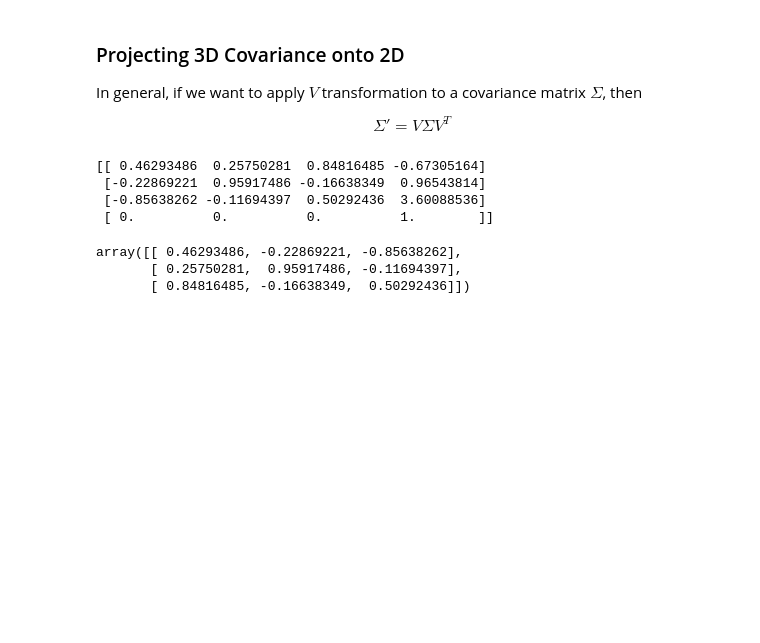
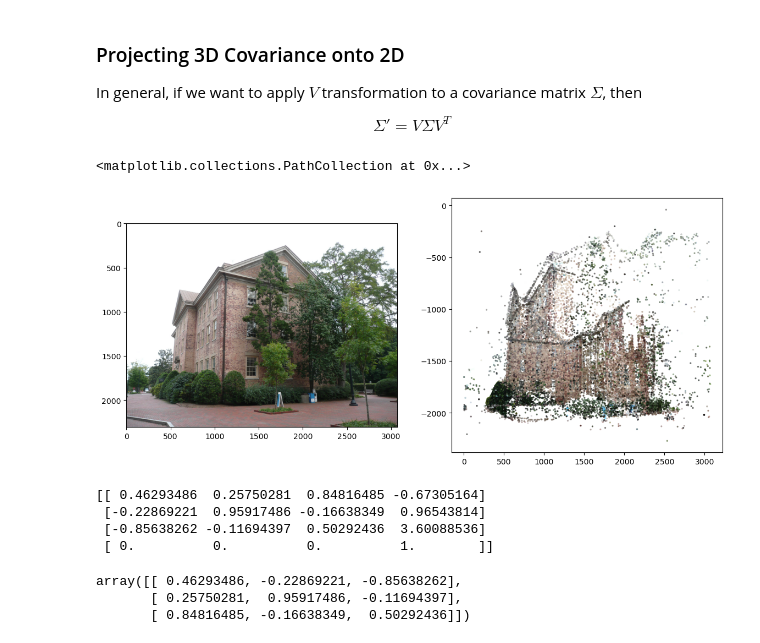
Before and after one commit to farqlia/UrbanViewsModeling, a Jupyter notebook: notebooks/Gaussian.ipynb, the cells around one changed output. Saved outputs shown, nothing was run; the diff lists cells and outputs as text; code cells hidden in the pictures; blank space fills up the shorter version.

```diff
--- a/notebooks/Gaussian.ipynb
+++ b/notebooks/Gaussian.ipynb
@@ -123,14 +125,32 @@ database_path = scene_folder / 'database.db'
 
 reconstruction = pycolmap.Reconstruction(scene_folder / '0')
 camera = reconstruction.cameras[1]
-img = reconstruction.images[1]
-extrinsic_params = np.concatenate((img.cam_from_world.matrix(), np.array([[0, 0, 0, 1]])))
-print(extrinsic_params)
+img_id = 1
+img = reconstruction.images[img_id]
+img_name = img.name
-# %% [output]
-[[ 0.46293486  0.25750281  0.84816485 -0.67305164]
- [-0.22869221  0.95917486 -0.16638349  0.96543814]
- [-0.85638262 -0.11694397  0.50292436  3.60088536]
- [ 0.          0.          0.          1.        ]]
+# %%
+width, height = camera.width, camera.height
+# %%
+img_points, colors = projection_from_reconstruction(reconstruction, img_id)
+points, colors = filter_view_points(img_points, colors, width, height)
+# %%
+image = mpimg.imread(images_folder / f'{img_name}')
+plt.figure(figsize=(14, 6))
+plt.subplot(1, 2, 1)
+plt.imshow(image)
+plt.subplot(1, 2, 2)
+plt.scatter(points[:, 0], -points[:, 1], alpha=0.5, c=colors, s=2)
+# %% [output]
+<matplotlib.collections.PathCollection at 0x...>
+[figure, added]
+# %%
+extrinsic_params = get_extrinsic_params(get_camera_from_image(img))
+print(extrinsic_params)
+# %% [output]
+[[ 0.46293486  0.25750281  0.84816485 -0.67305164]
+ [-0.22869221  0.95917486 -0.16638349  0.96543814]
+ [-0.85638262 -0.11694397  0.50292436  3.60088536]
+ [ 0.          0.          0.          1.        ]]
 # %%
 viewing_transformation = extrinsic_params[:3, :3].T # LA.inv(extrinsic_params[:3, :3])
 viewing_transformation
```
Also changed, not shown: parts of 8 cells of this notebook, 6 other files.
